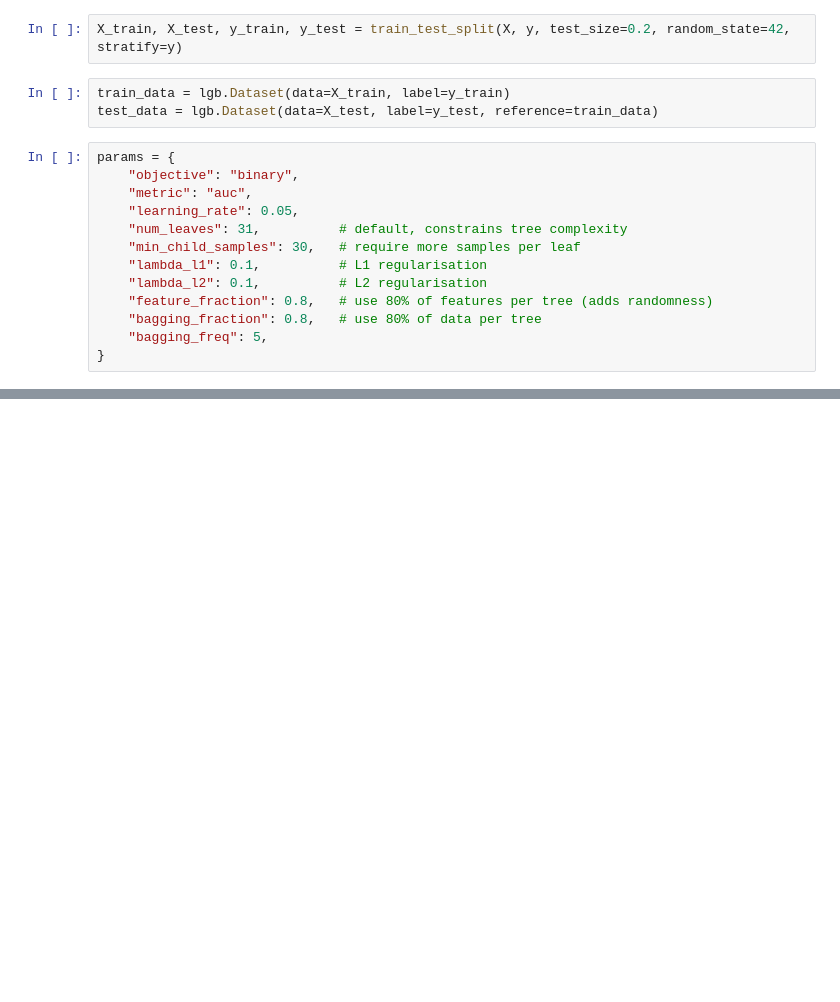
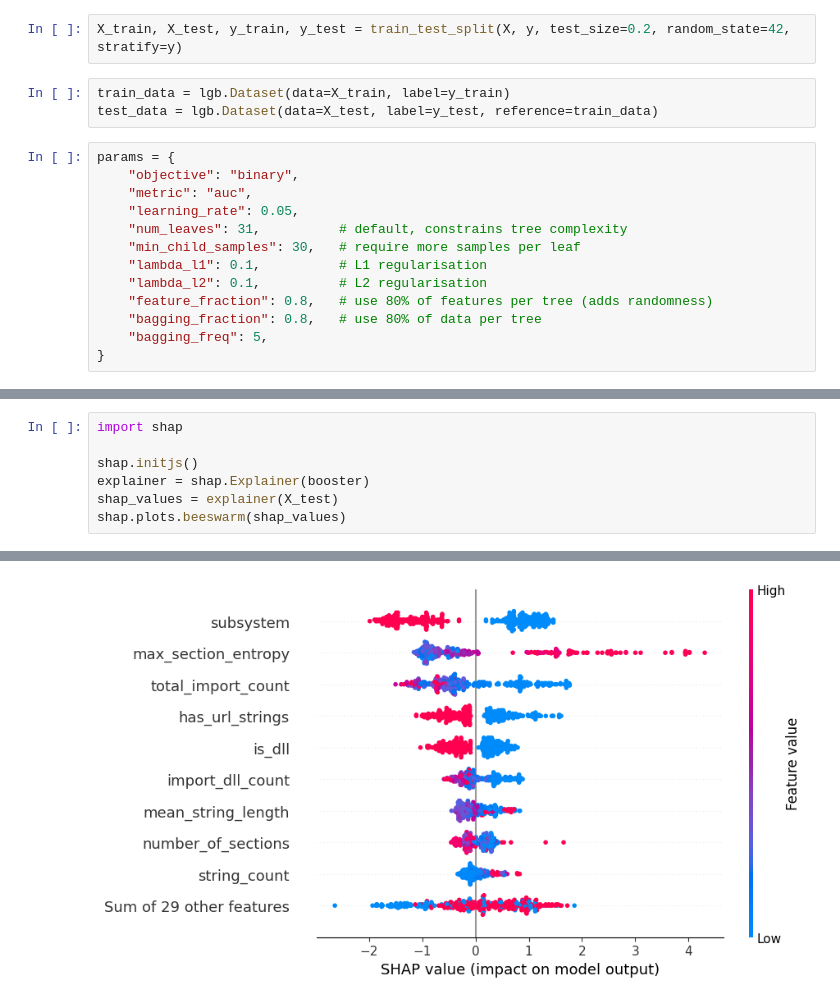
Before and after one commit to Keyboris/PE-pasrser, a Jupyter notebook: ml_training/notenook.ipynb, the cells around one changed output, grey strips where cells are left out. Drawn from its saved outputs; the diff is of its cells as text; blank space fills up the shorter version.

```diff
--- a/ml_training/notenook.ipynb
+++ b/ml_training/notenook.ipynb
@@ -98,0 +99,8 @@ plt.show()
+# %%
+import shap
+
+shap.initjs()
+explainer = shap.Explainer(booster)
+shap_values = explainer(X_test)
+shap.plots.beeswarm(shap_values)
+# %% [output]
@@ -98,0 +108 @@ plt.show()
+[figure, added]
```
Also changed, not shown: parts of 8 cells of this notebook.
